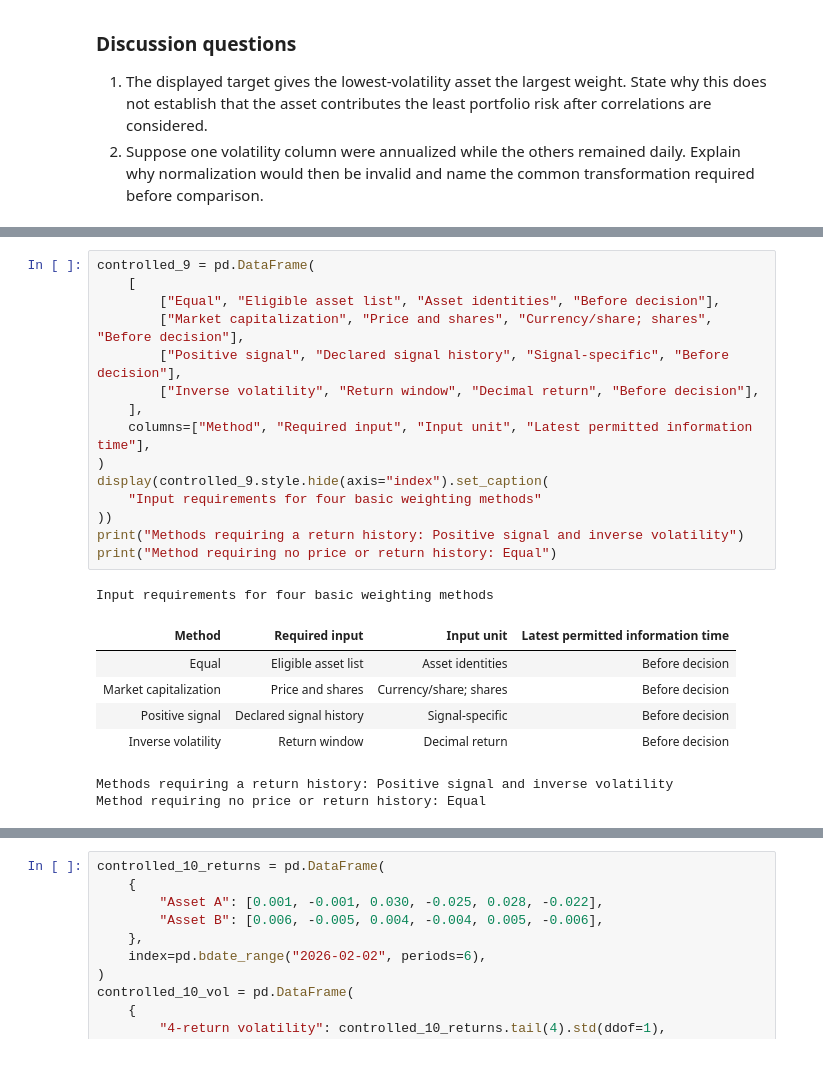
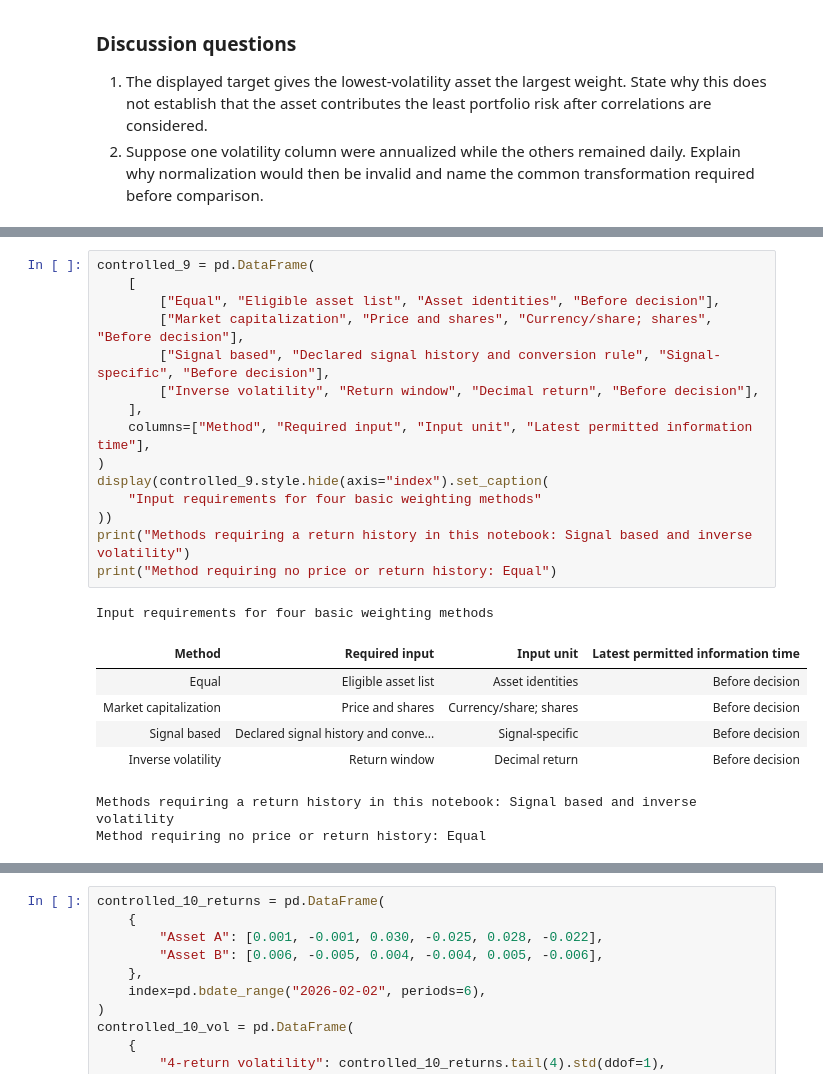
Before and after one commit to KennethWYLee/FinTech, a Jupyter notebook: course/08/week8_main.ipynb, the cells around one changed output, grey strips where cells are left out. Drawn from its saved outputs; the diff is of its cells as text.

```diff
--- a/course/08/week8_main.ipynb
+++ b/course/08/week8_main.ipynb
@@ -1199,26 +1206,26 @@ Predict which methods require a return lookback and which method can be calculat
 # %%
 controlled_9 = pd.DataFrame(
     [
         ["Equal", "Eligible asset list", "Asset identities", "Before decision"],
         ["Market capitalization", "Price and shares", "Currency/share; shares", "Before decision"],
-        ["Positive signal", "Declared signal history", "Signal-specific", "Before decision"],
+        ["Signal based", "Declared signal history and conversion rule", "Signal-specific", "Before decision"],
         ["Inverse volatility", "Return window", "Decimal return", "Before decision"],
     ],
     columns=["Method", "Required input", "Input unit", "Latest permitted information time"],
 )
 display(controlled_9.style.hide(axis="index").set_caption(
     "Input requirements for four basic weighting methods"
 ))
-print("Methods requiring a return history: Positive signal and inverse volatility")
+print("Methods requiring a return history in this notebook: Signal based and inverse volatility")
 print("Method requiring no price or return history: Equal")
 # %% [output]
 Input requirements for four basic weighting methods
 | Method | Required input | Input unit | Latest permitted information time |
 | Equal | Eligible asset list | Asset identities | Before decision |
 | Market capitalization | Price and shares | Currency/share; shares | Before decision |
-| Positive signal | Declared signal history | Signal-specific | Before decision |
+| Signal based | Declared signal history and conve... | Signal-specific | Before decision |
 | Inverse volatility | Return window | Decimal return | Before decision |
-Methods requiring a return history: Positive signal and inverse volatility
+Methods requiring a return history in this notebook: Signal based and inverse volatility
 Method requiring no price or return history: Equal
 # %% [markdown]
 ### Interpret Code 1
```
Also changed, not shown: parts of 36 cells of this notebook, 2 other files.
